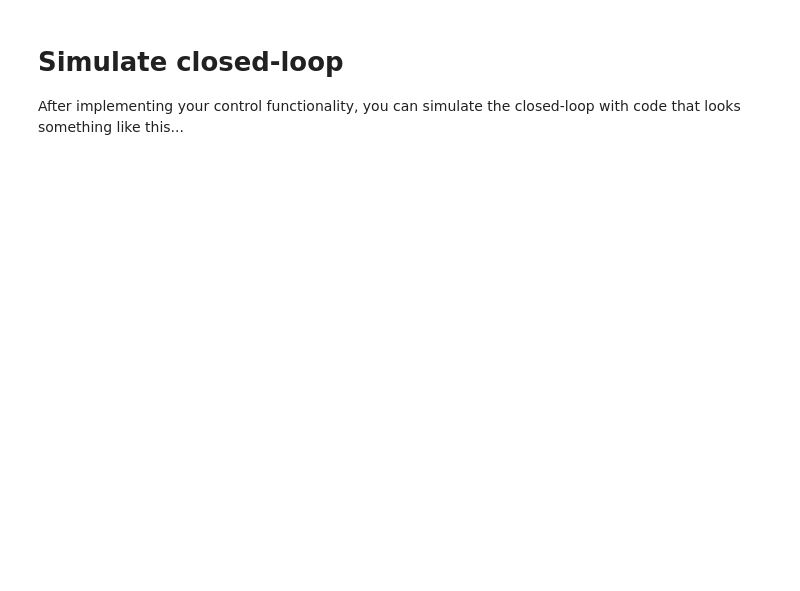
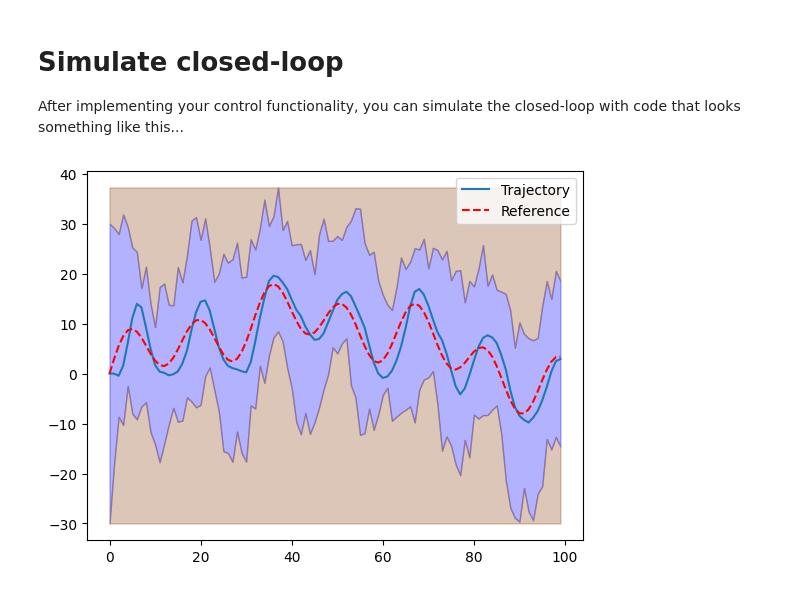
Before and after one commit to jumenberger/b1-coding-practical-mt24, a Jupyter notebook: uuv_mission/demo.ipynb, the cells around one changed output. Cells and saved outputs as stored; diff of their text form; code cells hidden in the pictures; blank space fills up the shorter version.

Commit message:
Simulating the controller

```diff
--- a/uuv_mission/demo.ipynb
+++ b/uuv_mission/demo.ipynb
@@ -17,10 +11,13 @@ After implementing your control functionality, you can simulate the closed-loop
 # %%
 # Import relevant modules
 
 sub = Submarine()
 # Instantiate your controller (depending on your implementation)
+controller=PDController(Kp=0.15,Kd=0.6)
 closed_loop = ClosedLoop(sub, controller)
-mission = Mission.from_csv("path/to/file") # You must implement this method in the Mission class
+mission = Mission.from_csv("mission.csv") # You must implement this method in the Mission class
 
 trajectory = closed_loop.simulate_with_random_disturbances(mission)
 trajectory.plot_completed_mission(mission)
+# %% [output]
+[figure, added]
```
Also changed, not shown: parts of 2 cells of this notebook, 1 other file.
